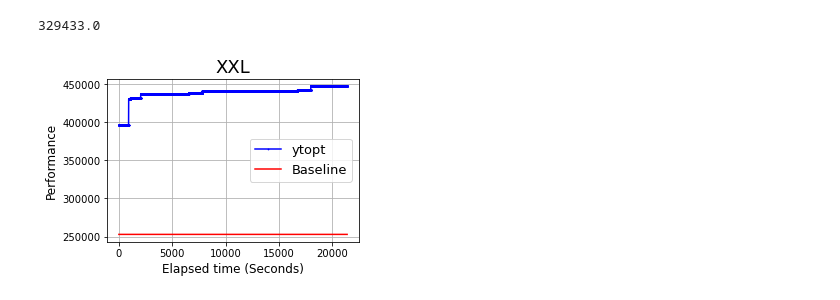
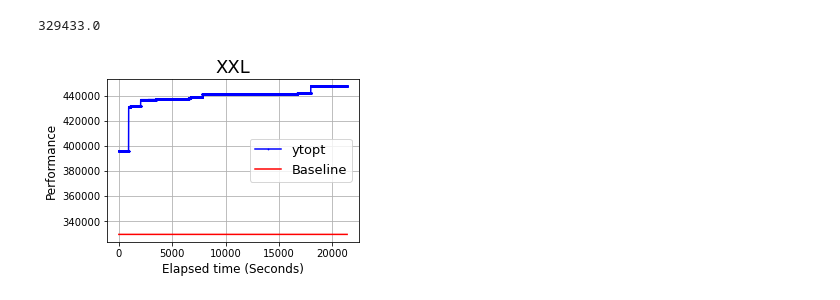
Before and after one commit to idumahg/ytopt_project, a Jupyter notebook: best_so_far_openmc_with_quantization.ipynb, the cells around one changed output. Saved outputs shown, nothing was run; the diff lists cells and outputs as text; code cells hidden in the pictures.

```diff
--- a/best_so_far_openmc.ipynb
+++ b/best_so_far_openmc_with_quantization.ipynb
@@ -29,7 +29,7 @@ for d_size in d_sizes:
     t = 0
     evals = []
 
-    kernel_rf = 'RF/modified/'
+    kernel_rf = 'RF/with_quantization/'
     file_rf = f'{dir_name}{kernel_rf}{d_size}_problem.csv'
     evals_rf = np.array(pd.read_csv(file_rf)['objective'])
     evals_rf *= -1
@@ -149,26 +149,26 @@ baselines[-1]
 # %%
 plt.figure(figsize=(4.5,3))
 
 for k, v in gathered[-1].items():
     if k == 'rf':
         k = 'ytopt'
         color = 'blue'
 
     if k == 'dummy':
         k = 'Random Search'
         color = 'orange'
 
     BEST.append(v[-1])
     plt.plot(range(1, len(v) + 1), v, '.-', label=k, linewidth=1.5, markersize=1.5,color=color)
 
 # plt.plot(range(1, len(v) + 1), baselines[-1]*np.ones(len(v)), '--', label='Best Known', linewidth=1.5, markersize=1.5,color='red')
-plt.plot(range(1, len(v) + 1), baselines[-2]*np.ones(len(v)), '-', label='Baseline', linewidth=1.5, markersize=1.5,color='red')
+plt.plot(range(1, len(v) + 1), baselines[-1]*np.ones(len(v)), '-', label='Baseline', linewidth=1.5, markersize=1.5,color='red')
 plt.legend(fontsize=13)
 plt.ylabel('Performance', fontsize=12)
 plt.xlabel('Elapsed time (Seconds)', fontsize=12)
 plt.title('XXL', fontsize=18)
 plt.tick_params(axis="x", labelsize=10)
 plt.tick_params(axis="y", labelsize=10)
 plt.grid()
 # %% [output]
-[figure, old version]
+[figure, new version]
```
Also changed, not shown: parts of 3 cells of this notebook, 15 other files.
